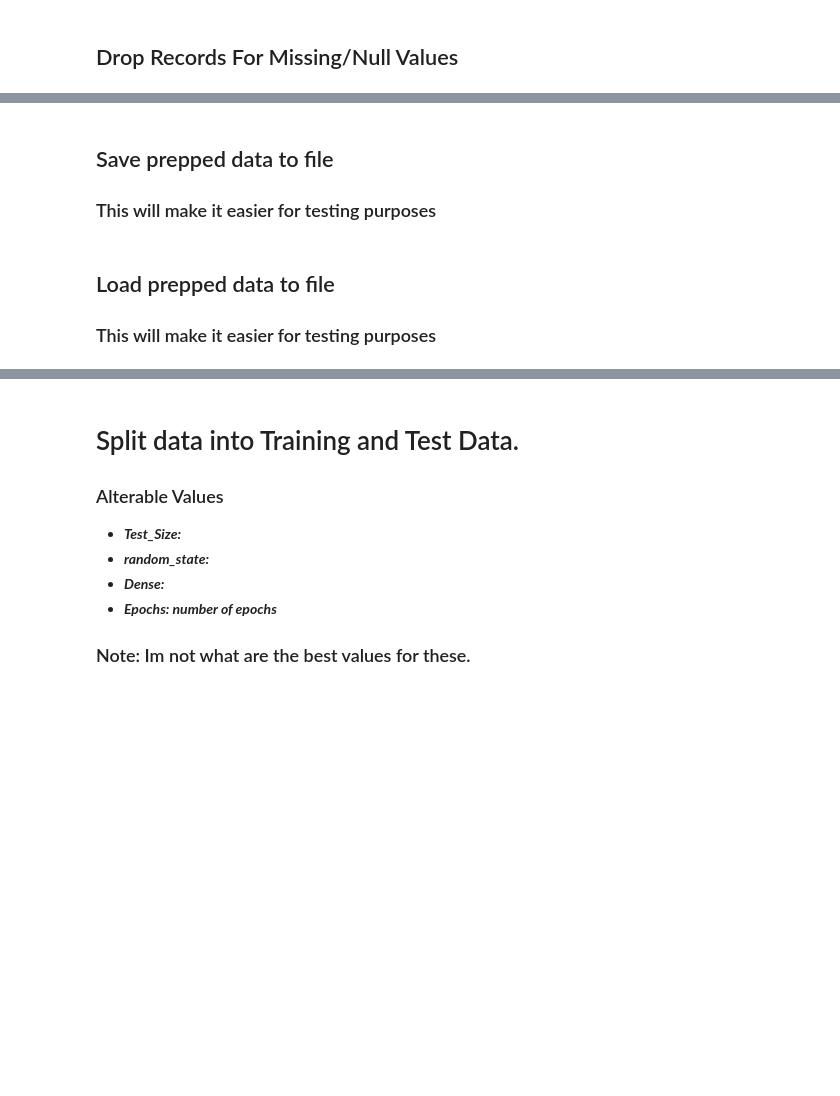
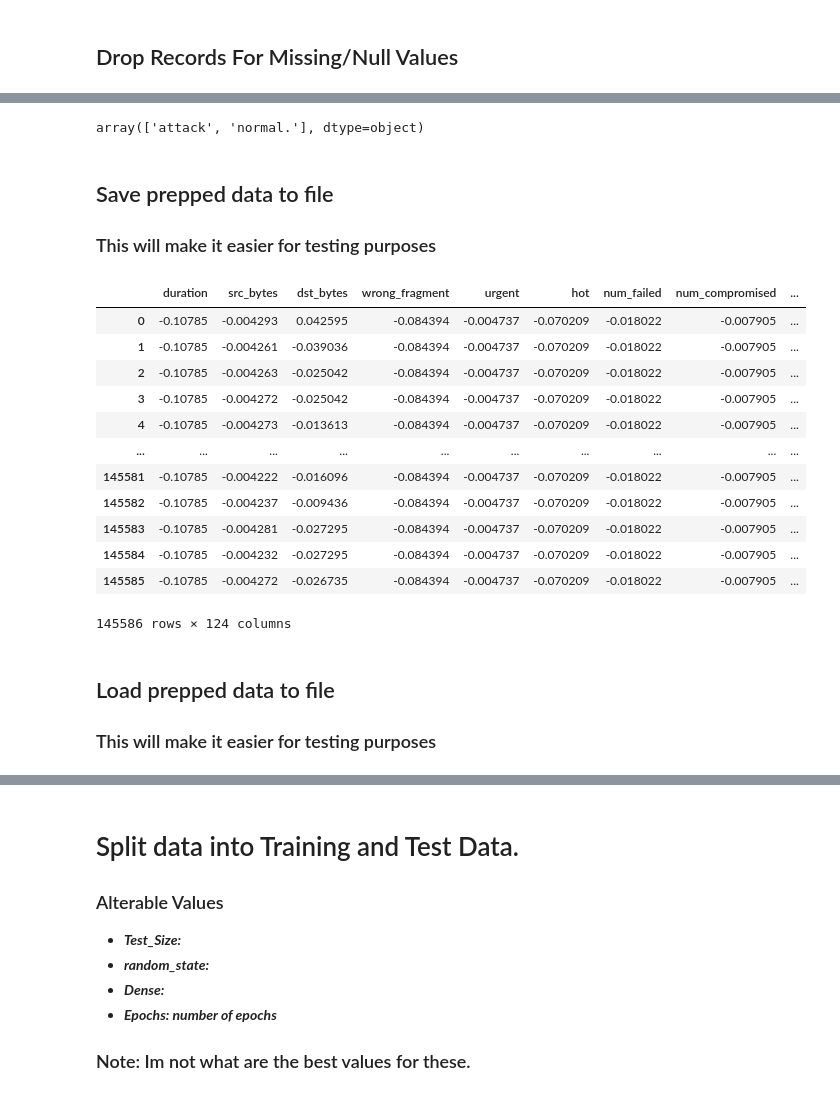
Before and after one commit to Jonathan-Jakab/Network_Intrusion_Detection, a Jupyter notebook: CSC180-Project2.ipynb, the cells around one changed output, grey strips where cells are left out. Saved outputs shown, nothing was run; the diff lists cells and outputs as text; code cells hidden in the pictures; blank space fills up the shorter version.

```diff
--- a/CSC180-Project2.ipynb
+++ b/CSC180-Project2.ipynb
@@ -434,6 +457,6 @@ intrusion_data
 # %%
 for i in range(intrusion_data.shape[0]):
-    if('normal.' not in intrusion_data.iloc[i]['results']):
-        intrusion_data.at[i,'results'] = 'attack'
-        print('hi')
+    if('normal' not in intrusion_data['results'][i]):
+        intrusion_data['results'][i] = 'attack'
+        print(i)
 # %% [output]
@@ -480,9 +491,25 @@ binary_intrusion_data
-# %% [markdown]
-## Save prepped data to file
-### This will make it easier for testing purposes
+# %%
+binary_intrusion_data = encode_text_index(intrusion_data, 'results')
+binary_intrusion_data
+# %% [output]
+array(['attack', 'normal.'], dtype=object)
+# %% [markdown]
+## Save prepped data to file
+### This will make it easier for testing purposes
 # %%
-binary_intrusion_data.to_csv(saveDirectory+'results.csv', index=False)
-binary_intrusion_data
+intrusion_data.to_csv(saveDirectory + 'results.csv', index=False)
+intrusion_data
+# %% [output]
+|  | duration | src_bytes | dst_bytes | wrong_fragment | urgent | hot | num_failed | num_compromised | ... |
+| 0 | -0.10785 | -0.004293 | 0.042595 | -0.084394 | -0.004737 | -0.070209 | -0.018022 | -0.007905 | ... |
+| 1 | -0.10785 | -0.004261 | -0.039036 | -0.084394 | -0.004737 | -0.070209 | -0.018022 | -0.007905 | ... |
+| 2 | -0.10785 | -0.004263 | -0.025042 | -0.084394 | -0.004737 | -0.070209 | -0.018022 | -0.007905 | ... |
+| 3 | -0.10785 | -0.004272 | -0.025042 | -0.084394 | -0.004737 | -0.070209 | -0.018022 | -0.007905 | ... |
+| 4 | -0.10785 | -0.004273 | -0.013613 | -0.084394 | -0.004737 | -0.070209 | -0.018022 | -0.007905 | ... |
+| ... | ... | ... | ... | ... | ... | ... | ... | ... | ... |
+| 145581 | -0.10785 | -0.004222 | -0.016096 | -0.084394 | -0.004737 | -0.070209 | -0.018022 | -0.007905 | ... |
+| 145582 | -0.10785 | -0.004237 | -0.009436 | -0.084394 | -0.004737 | -0.070209 | -0.018022 | -0.007905 | ... |
+| 145583 | -0.10785 | -0.004281 | -0.027295 | -0.084394 | -0.004737 | -0.070209 | -0.018022 | -0.007905 | ... |
+| 145584 | -0.10785 | -0.004232 | -0.027295 | -0.084394 | -0.004737 | -0.070209 | -0.018022 | -0.007905 | ... |
+| 145585 | -0.10785 | -0.004272 | -0.026735 | -0.084394 | -0.004737 | -0.070209 | -0.018022 | -0.007905 | ... |
+145586 rows × 124 columns
-# %% [markdown]
-## Load prepped data to file
-### This will make it easier for testing purposes
@@ -491,0 +516,3 @@ ready_for_train
+# %% [markdown]
+## Load prepped data to file
+### This will make it easier for testing purposes
```
Also changed, not shown: parts of 24 cells of this notebook.
